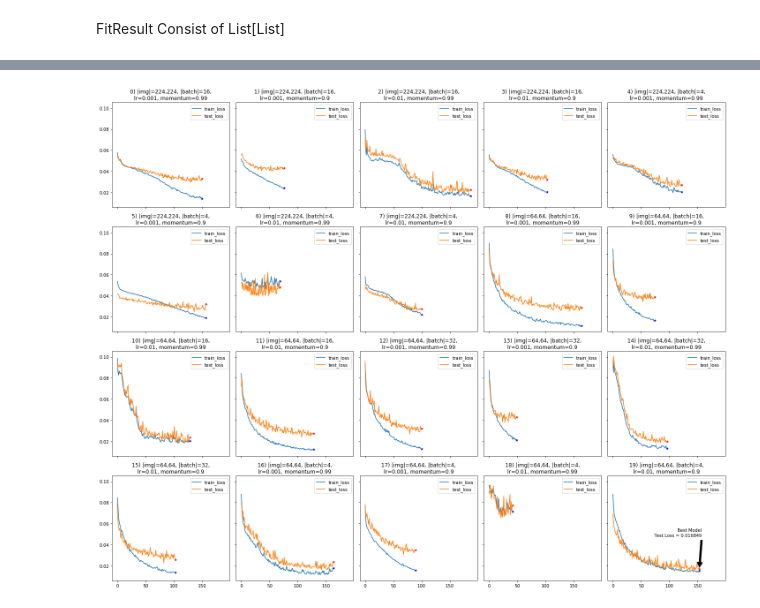
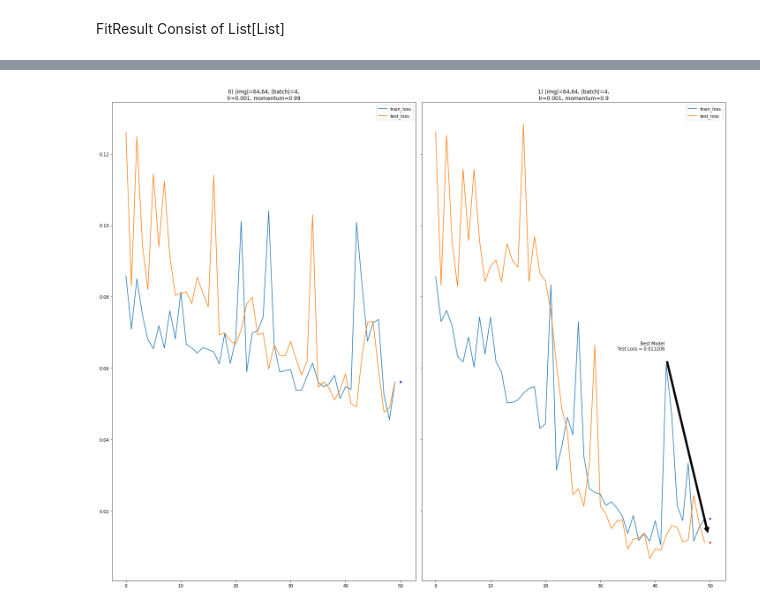
Before and after one commit to manorzvi/cs236781-project, a Jupyter notebook: fit_result_anlysis.ipynb, the cells around one changed output, grey strips where cells are left out. Cells and saved outputs as stored; diff of their text form; code cells hidden in the pictures.

```diff
--- a/fit_result_anlysis.ipynb
+++ b/fit_result_anlysis.ipynb
@@ -85,32 +59,32 @@ fig, axes = plt.subplots(rows,cols, figsize=(20,16), sharex=True, sharey=True)
 
 for (i, axi), res_train, res_test, res_fname in zip(enumerate(axes.flat),
                                                     res_train_losses, res_test_losses, res_pkl_fnames):
     axi.plot(res_train, label='train_loss')
     axi.plot(res_test,  label='test_loss')
     axi.legend()
-    title_args = re.search( r'^special_fusenet,img_size=(\d+,\d+),batch_size=(\d+),betas=(\d+.\d+,\d+.\d+),lr=(\d+.\d+),momentum=(\d+.\d+)+_res.pkl', res_fname)
+    title_args = re.search( r'^special_fusenet,img_size=(\d+,\d+),batch_size=(\d+),betas=(\d+.\d+,\d+.\d+),lr=(\d+.\d+),momentum=(\d+.\d+)+_overfit_res.pkl', res_fname)
     img_size   = title_args.group(1)
     batch_size = title_args.group(2)
     betas      = title_args.group(3)
     lr         = title_args.group(4)
     momentum   = title_args.group(5)
     axi.set_title(f'{i}) |img|={img_size}, |batch|={batch_size},\nlr={lr}, momentum={momentum}')
 
     if res_test[-1] < best_test_loss:
         best_test_loss = res_test[-1]
         best_i = i
 
     axi.scatter(x=len(res_test), y=res_test[-1], c='r', marker='*', s=20)
     axi.scatter(x=len(res_train), y=res_train[-1], c='b', marker='*', s=20)
 
 axes.flat[best_i].annotate("Best Model\nTest Loss = {0:0=2f}".format(best_test_loss),
                           xy=(len(res_test_losses[best_i]), best_test_loss), xycoords='data',
                           xytext=(0.8, 0.5), textcoords='axes fraction',
                           arrowprops=dict(facecolor='black', shrink=0.05),
                           horizontalalignment='right', verticalalignment='top')
 
 
 plt.tight_layout()
 plt.show()
 # %% [output]
-[figure, old version]
+[figure, new version]
```
Also changed, not shown: parts of 3 cells of this notebook, 6 other files.
